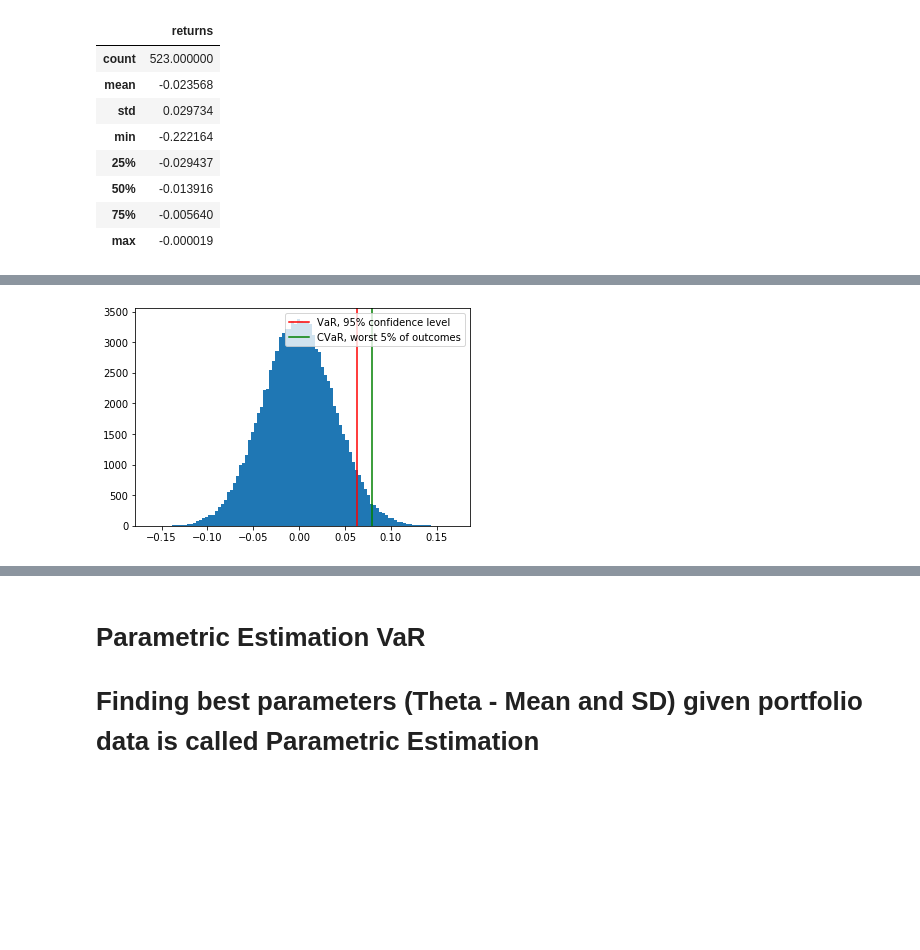
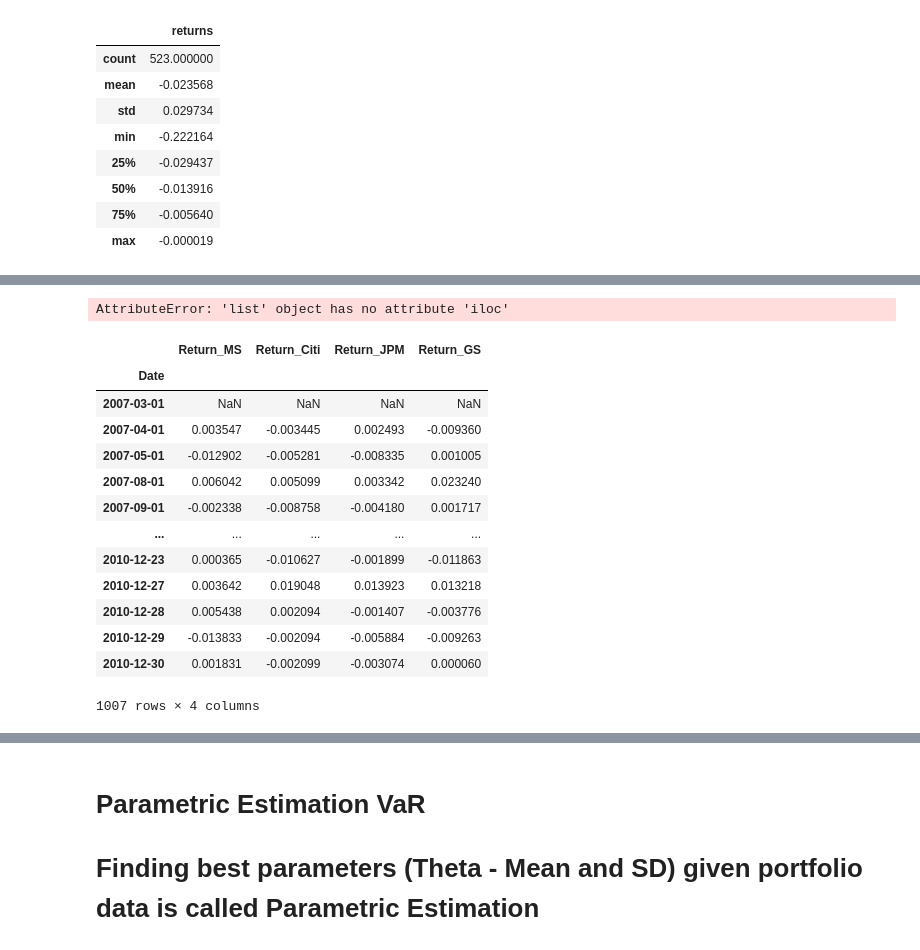
Before and after one commit to BAGLAT/Portfolio-Risk-Management, a Jupyter notebook: Quantitative Risk Management - Portfolio of Citi, GS, JPM, MS during Financial Crisis.ipynb, the cells around one changed output, grey strips where cells are left out. Saved outputs shown, nothing was run; the diff lists cells and outputs as text; code cells hidden in the pictures; blank space fills up the shorter version.

```diff
--- a/Quantitative Risk Management - Portfolio of Citi, GS, JPM, MS during Financial Crisis.ipynb
+++ b/Quantitative Risk Management - Portfolio of Citi, GS, JPM, MS during Financial Crisis.ipynb
@@ -961,7 +1092,7 @@ dtype: float64
 # %%
 # Compute the mean and variance of the portfolio returns
-pm = portfolio_returns.mean()
-ps = portfolio_returns.std()
+pm = portfolio_returns.iloc[1:].mean()
+ps = portfolio_returns.iloc[1:].std()
 
 # Compute the 95% VaR using the .ppf()
 VaR_95 = norm.ppf(0.95, loc = pm, scale = ps)
@@ -975,4 +1106,4 @@ plt.axvline(x = VaR_95, c='r', label = "VaR, 95% confidence level")
 plt.axvline(x = CVaR_95, c='g', label = "CVaR, worst 5% of outcomes")
 plt.legend(); plt.show()
 # %% [output]
-[figure, removed]
+AttributeError: 'list' object has no attribute 'iloc'
@@ -978,0 +1116,17 @@ plt.legend(); plt.show()
+# %%
+returns
+# %% [output]
+|  | Return_MS | Return_Citi | Return_JPM | Return_GS |
+| Date |  |  |  |  |
+| 2007-03-01 | NaN | NaN | NaN | NaN |
+| 2007-04-01 | 0.003547 | -0.003445 | 0.002493 | -0.009360 |
+| 2007-05-01 | -0.012902 | -0.005281 | -0.008335 | 0.001005 |
+| 2007-08-01 | 0.006042 | 0.005099 | 0.003342 | 0.023240 |
+| 2007-09-01 | -0.002338 | -0.008758 | -0.004180 | 0.001717 |
+| ... | ... | ... | ... | ... |
+| 2010-12-23 | 0.000365 | -0.010627 | -0.001899 | -0.011863 |
+| 2010-12-27 | 0.003642 | 0.019048 | 0.013923 | 0.013218 |
+| 2010-12-28 | 0.005438 | 0.002094 | -0.001407 | -0.003776 |
+| 2010-12-29 | -0.013833 | -0.002094 | -0.005884 | -0.009263 |
+| 2010-12-30 | 0.001831 | -0.002099 | -0.003074 | 0.000060 |
+1007 rows × 4 columns
```
Also changed, not shown: parts of 39 cells of this notebook.
